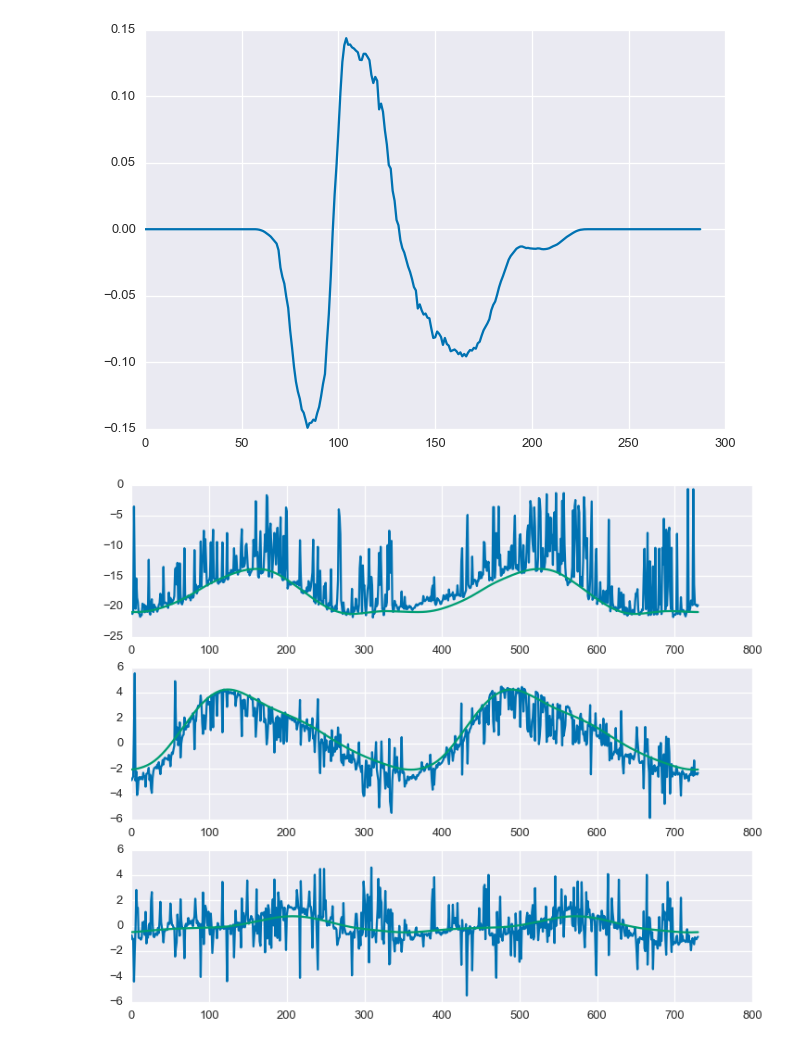
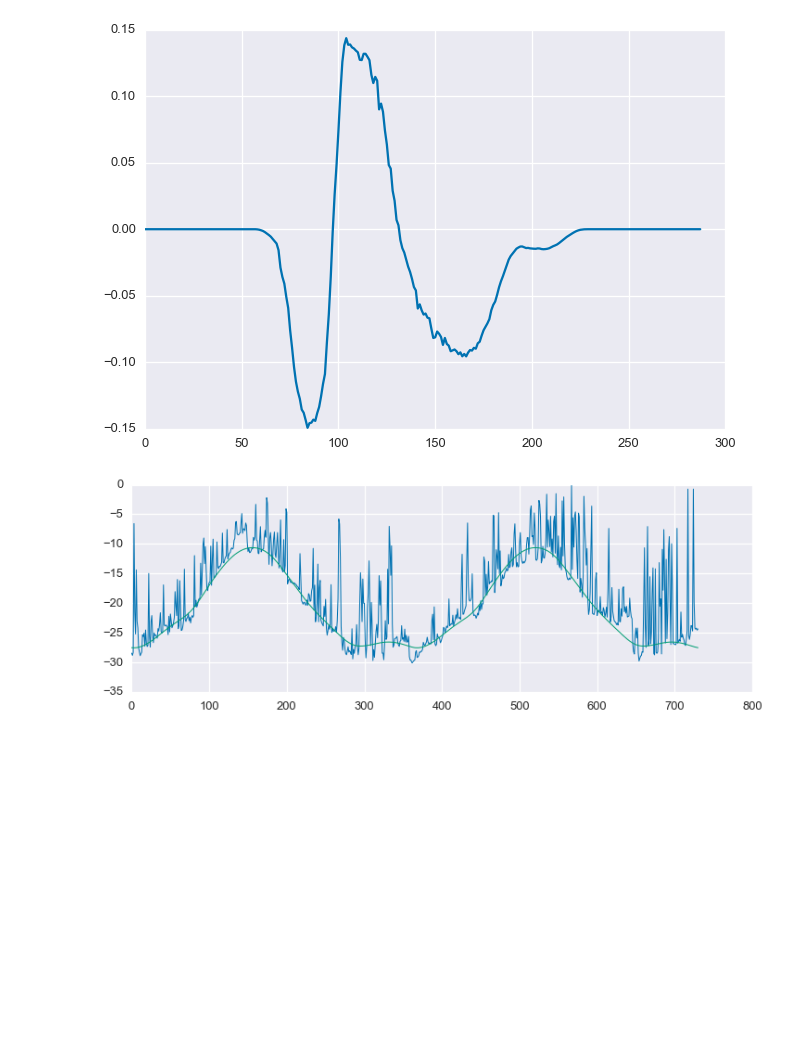
Before and after one commit to bmeyers/SolarForecasting, a Jupyter notebook: scratch_work_bennet.ipynb, the cells around one changed output. Drawn from its saved outputs; the diff is of its cells as text; code cells hidden in the pictures; blank space fills up the shorter version.

```diff
--- a/scratch_work_bennet.ipynb
+++ b/scratch_work_bennet.ipynb
@@ -105,11 +115,11 @@ plt.plot(scs.U[:, 2])
 [<matplotlib.lines.Line2D at 0x...>]
 [figure]
 # %%
-scs = StatisticalClearSky(df['S73'])
+scs = StatisticalClearSky(df['S21'])
 # %%
-_ = scs.make_clearsky_model(mu=10**(2), eta=10**(-1.0), plot=True)
+_ = scs.make_clearsky_model(plot=True, n=1)
 # %% [output]
-[figure, old version]
+[figure, new version]
 # %%
 DAY = 151
 scs.reconstruct_day(DAY, n=3)
```
Also changed, not shown: parts of 31 cells of this notebook, 2 other files.
